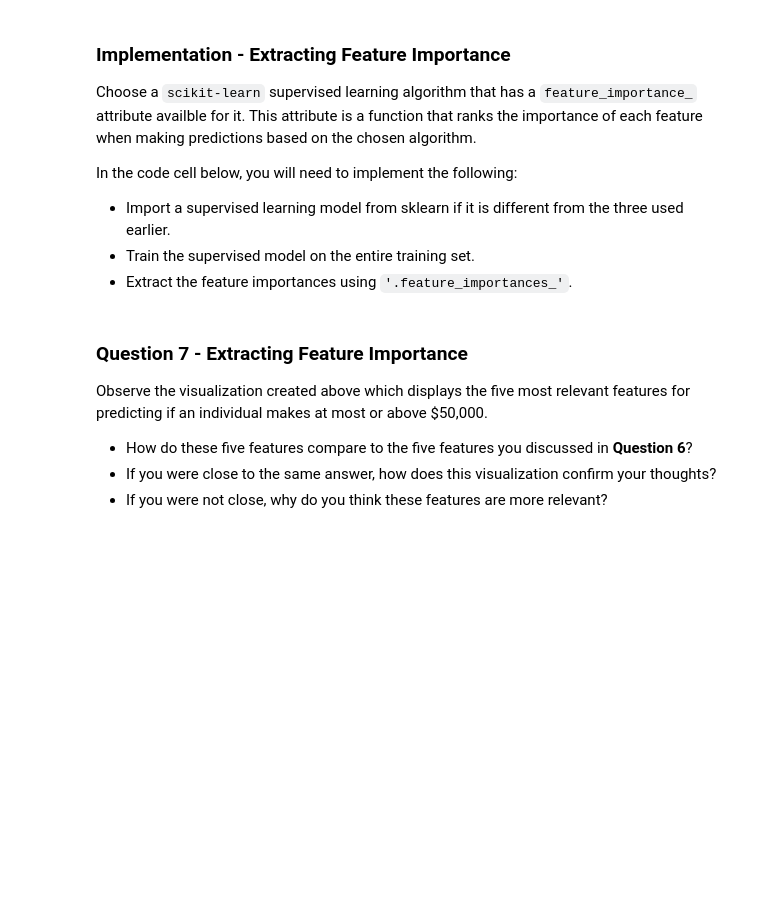
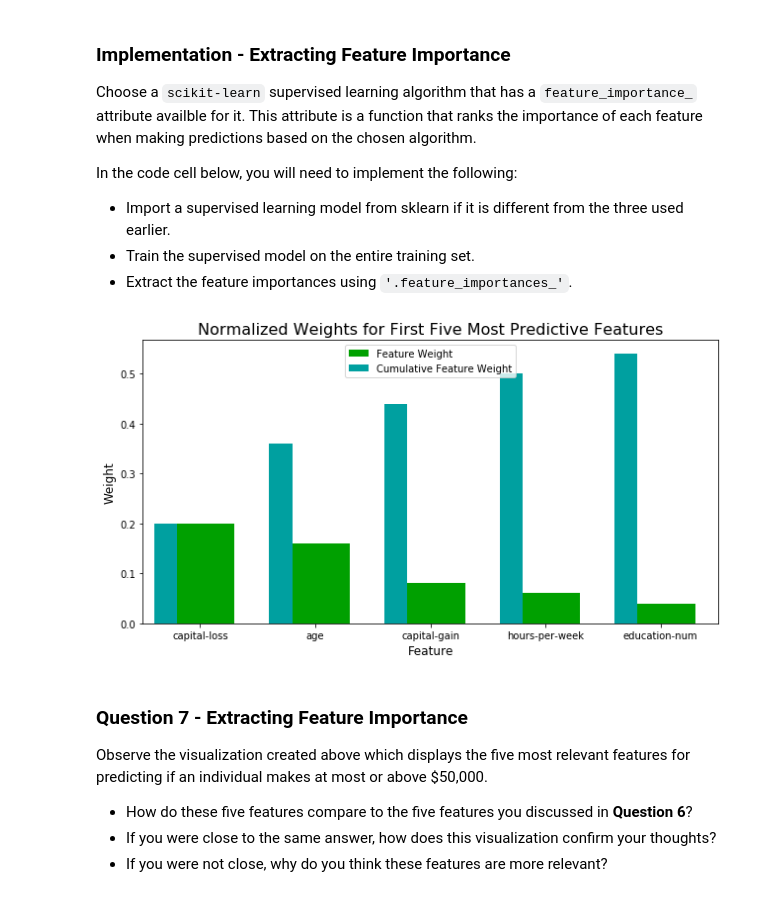
Before and after one commit to Ahmad-Almosallam/Finding-Donors-for-CharityML-machine-learning, a Jupyter notebook: Finding-Donors-for-CharityML.ipynb, the cells around one changed output. Saved outputs shown, nothing was run; the diff lists cells and outputs as text; code cells hidden in the pictures; blank space fills up the shorter version.

```diff
--- a/Finding-Donors-for-CharityML.ipynb
+++ b/Finding-Donors-for-CharityML.ipynb
@@ -583,16 +613,17 @@ In the code cell below, you will need to implement the following:
  - Extract the feature importances using `'.feature_importances_'`.
 # %%
 # TODO: Import a supervised learning model that has 'feature_importances_'
-
-
+model = AdaBoostClassifier()
 # TODO: Train the supervised model on the training set using .fit(X_train, y_train)
-model = None
+model = model.fit(X_train,y_train)
 
 # TODO: Extract the feature importances using .feature_importances_
-importances = None
+importances = model.feature_importances_
 
 # Plot
 vs.feature_plot(importances, X_train, y_train)
+# %% [output]
+[figure, added]
 # %% [markdown]
 ### Question 7 - Extracting Feature Importance
 
```
Also changed, not shown: parts of 16 cells of this notebook, 1 other file.
